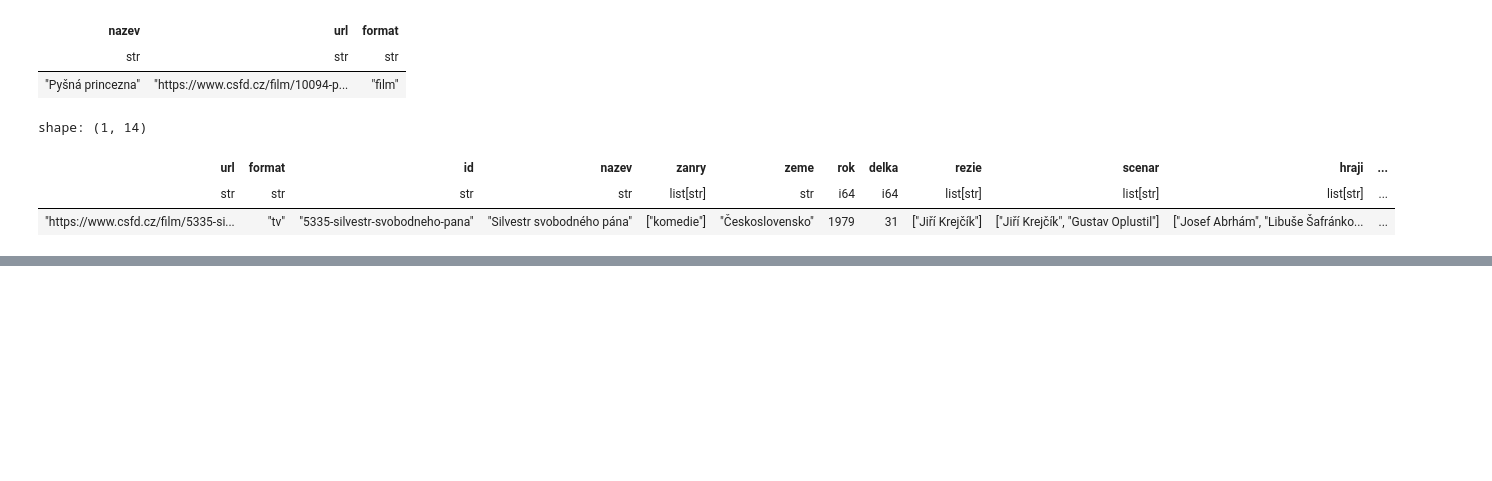
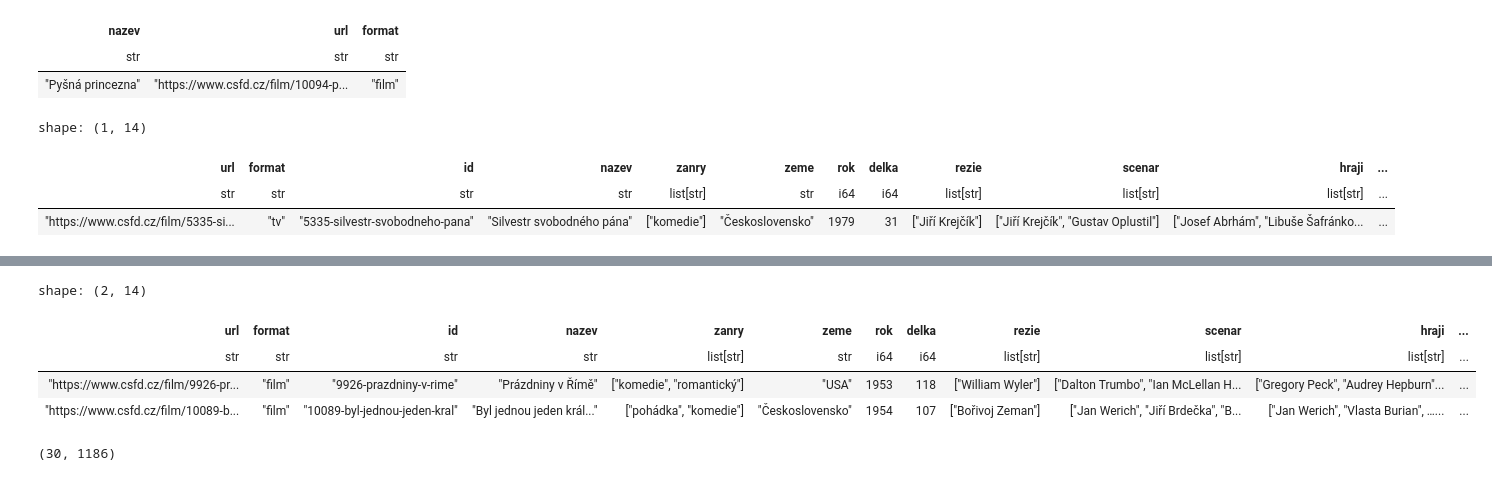
Before and after one commit to DataRozhlas/televizni-programy, a Jupyter notebook: 903_vanocni_filmy_zkrouhnuti.ipynb, the cells around one changed output, grey strips where cells are left out. Saved outputs shown, nothing was run; the diff lists cells and outputs as text; code cells hidden in the pictures; blank space fills up the shorter version.

```diff
--- a/903_vanocni_filmy_zkrouhnuti.ipynb
+++ b/903_vanocni_filmy_zkrouhnuti.ipynb
@@ -188,3 +188,11 @@ shape: (30, 14)
 | "https://www.csfd.cz/film/197358-... | "tv" | "197358-dalskabaty-hrisna-ves-ane... | "Dalskabáty, hříšná ves aneb Zapo... | ["pohádka", "komedie"] | "Československo" | 1976 | 116 | ["Jaroslav Novotný"] | ["Jan Drda", "Jaroslav Novotný"] | ["Jiřina Bohdalová", "Jaroslav Mo... | ... |
 # %%
 vanocni_final.sort(by="nazev").write_ndjson("data/vanocni_filmy_kompletni_metadata.json")
+# %%
+vanocni_final.sample(2)
+# %% [output]
+shape: (2, 14)
+| url | format | id | nazev | zanry | zeme | rok | delka | rezie | scenar | hraji | ... |
+| str | str | str | str | list[str] | str | i64 | i64 | list[str] | list[str] | list[str] | ... |
+| "https://www.csfd.cz/film/9926-pr... | "film" | "9926-prazdniny-v-rime" | "Prázdniny v Římě" | ["komedie", "romantický"] | "USA" | 1953 | 118 | ["William Wyler"] | ["Dalton Trumbo", "Ian McLellan H... | ["Gregory Peck", "Audrey Hepburn"... | ... |
+| "https://www.csfd.cz/film/10089-b... | "film" | "10089-byl-jednou-jeden-kral" | "Byl jednou jeden král..." | ["pohádka", "komedie"] | "Československo" | 1954 | 107 | ["Bořivoj Zeman"] | ["Jan Werich", "Jiří Brdečka", "B... | ["Jan Werich", "Vlasta Burian", …... | ... |
@@ -190,0 +214,4 @@ vanocni_final.sort(by="nazev").write_ndjson("data/vanocni_filmy_kompletni_metada
+# %%
+df_pokus.shape
+# %% [output]
+(30, 1186)
```
Also changed, not shown: parts of 1 cell of this notebook, 1 other file.
